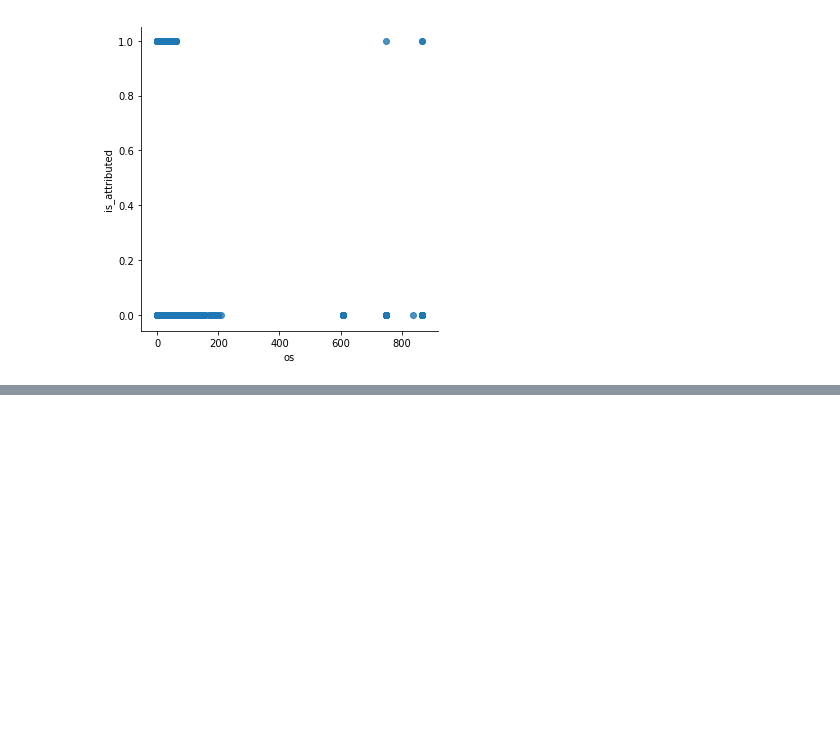
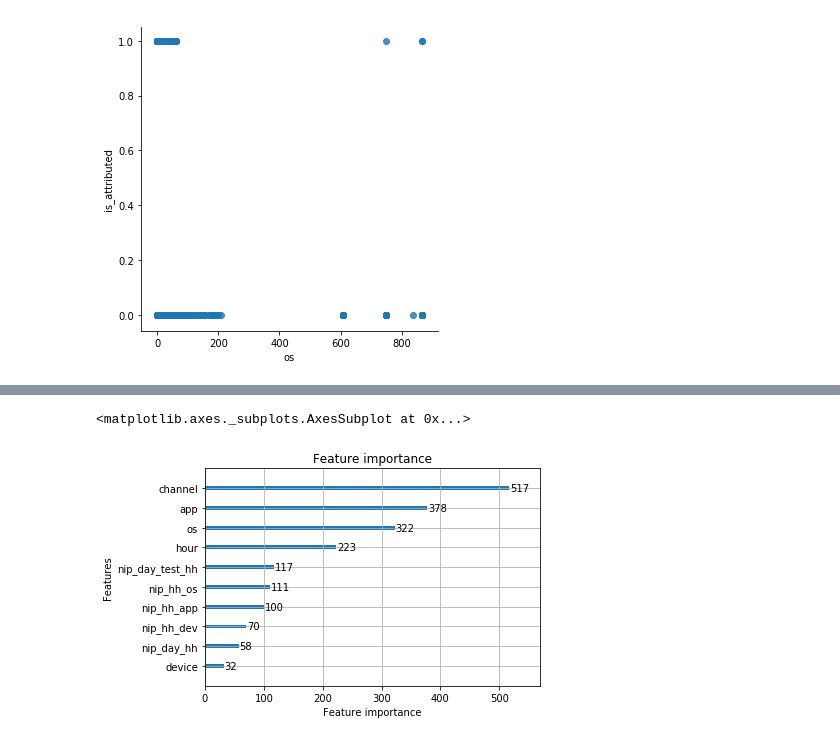
Before and after one commit to branislav1991/FraudDetect, a Jupyter notebook: inspect_data.ipynb, the cells around one changed output, grey strips where cells are left out. Cells and saved outputs as stored; diff of their text form; code cells hidden in the pictures; blank space fills up the shorter version.

```diff
--- a/inspect_data.ipynb
+++ b/inspect_data.ipynb
@@ -86,0 +92,7 @@ data[data.is_attributed == 1]['large_os'].mean()
+# %%
+import lightgbm as lgb
+bst = lgb.Booster(model_file='model.txt')
+lgb.plot_importance(bst, importance_type='split')
+# %% [output]
+<matplotlib.axes._subplots.AxesSubplot at 0x...>
+[figure, added]
```
Also changed, not shown: parts of 6 cells of this notebook, 1 other file.
